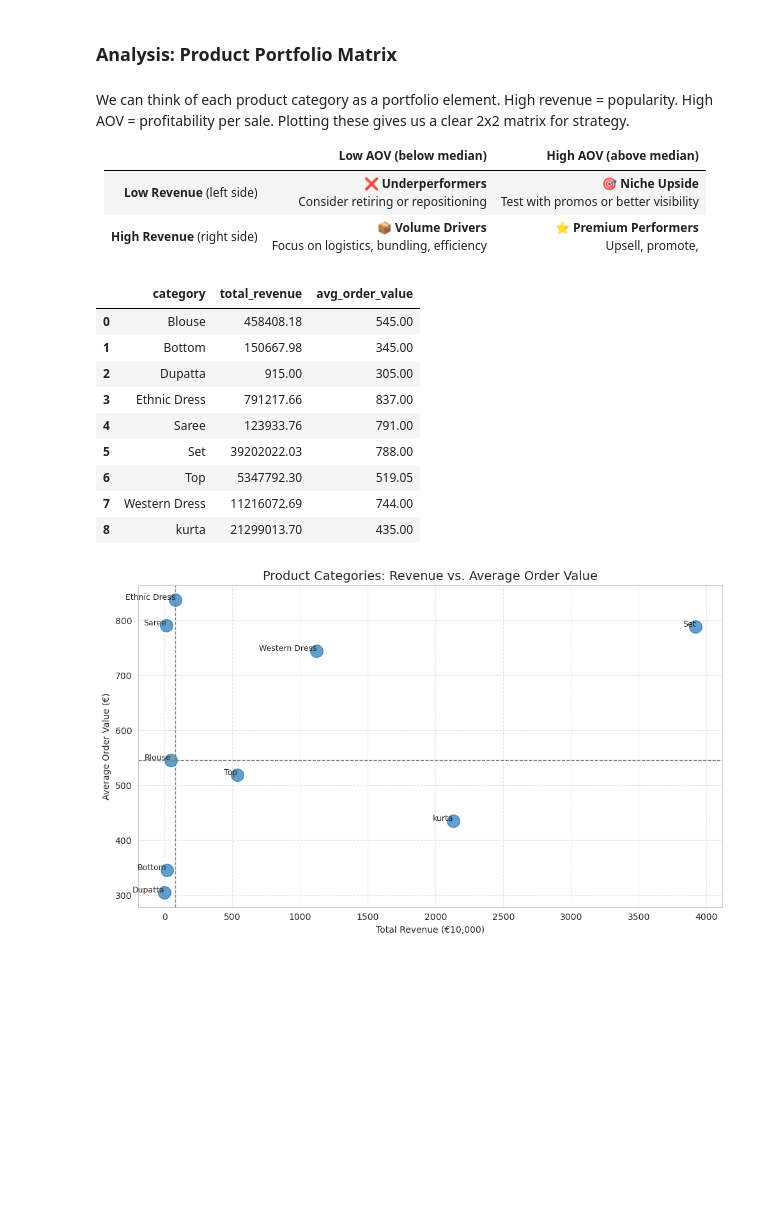
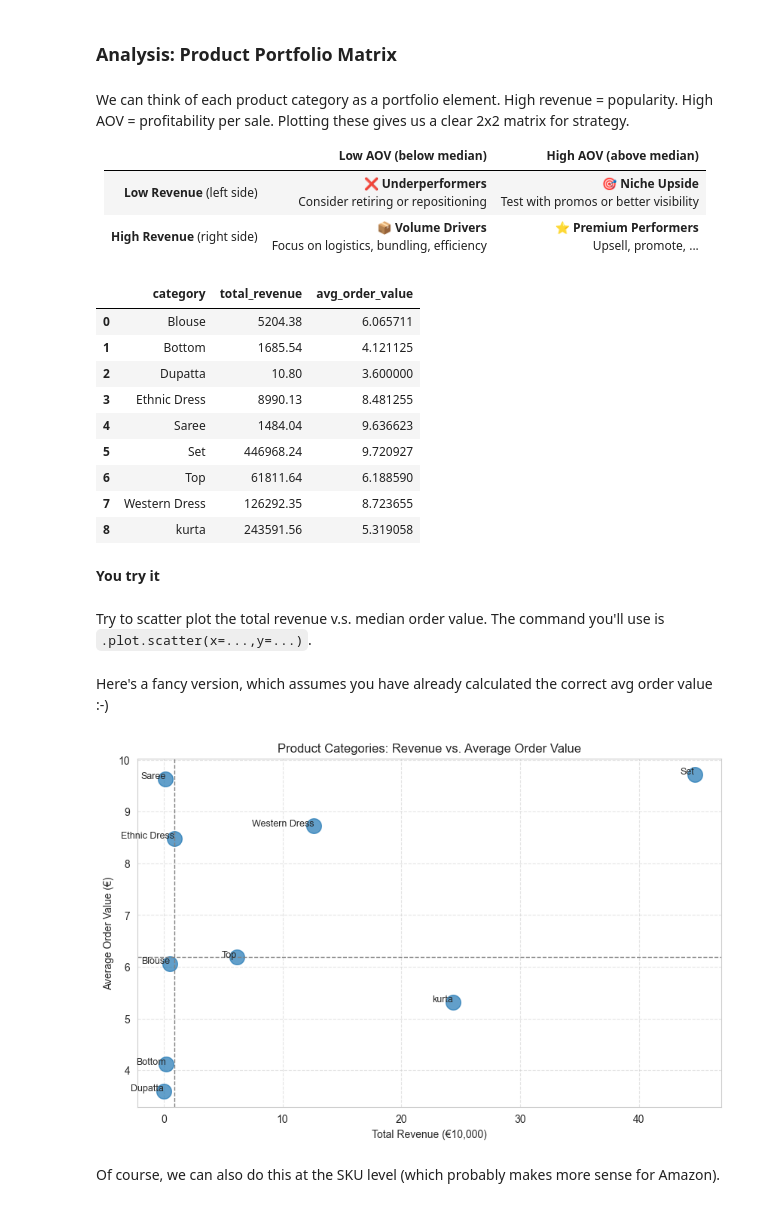
Before and after one commit to ciri/iese-dsfb, a Jupyter notebook: notebooks/210-Amazon-Part-I.ipynb, the cells around one changed output. Drawn from its saved outputs; the diff is of its cells as text; code cells hidden in the pictures; blank space fills up the shorter version.

```diff
--- a/notebooks/210-Amazon-Part-I.ipynb
+++ b/notebooks/210-Amazon-Part-I.ipynb
@@ -459,56 +457,66 @@ We can think of each product category as a portfolio element. High revenue = pop
 |                             | **Low AOV** (below median)                           | **High AOV** (above median)                         |
 |-----------------------------|------------------------------------------------------|-----------------------------------------------------|
 | **Low Revenue** (left side) | ❌ **Underperformers**<br>Consider retiring or repositioning | 🎯 **Niche Upside**<br>Test with promos or better visibility |
-| **High Revenue** (right side) | 📦 **Volume Drivers**<br>Focus on logistics, bundling, efficiency | ⭐ **Premium Performers**<br>Upsell, promote,
+| **High Revenue** (right side) | 📦 **Volume Drivers**<br>Focus on logistics, bundling, efficiency | ⭐ **Premium Performers**<br>Upsell, promote, ...
 # %%
 import matplotlib.pyplot as plt
 
 # Calculate total revenue and AOV per category
 category_metrics = df.groupby('category').agg(
-    total_revenue   = ('amount', 'sum'),
-    avg_order_value = ('amount', 'median')
+    total_revenue   = ('revenue', 'sum'),
+    avg_order_value = ('revenue', 'mean')
 ).reset_index()
 category_metrics
 # %% [output]
 |  | category | total_revenue | avg_order_value |
-| 0 | Blouse | 458408.18 | 545.00 |
-| 1 | Bottom | 150667.98 | 345.00 |
-| 2 | Dupatta | 915.00 | 305.00 |
-| 3 | Ethnic Dress | 791217.66 | 837.00 |
-| 4 | Saree | 123933.76 | 791.00 |
-| 5 | Set | 39202022.03 | 788.00 |
-| 6 | Top | 5347792.30 | 519.05 |
-| 7 | Western Dress | 11216072.69 | 744.00 |
-| 8 | kurta | 21299013.70 | 435.00 |
+| 0 | Blouse | 5204.38 | 6.065711 |
+| 1 | Bottom | 1685.54 | 4.121125 |
+| 2 | Dupatta | 10.80 | 3.600000 |
+| 3 | Ethnic Dress | 8990.13 | 8.481255 |
+| 4 | Saree | 1484.04 | 9.636623 |
+| 5 | Set | 446968.24 | 9.720927 |
+| 6 | Top | 61811.64 | 6.188590 |
+| 7 | Western Dress | 126292.35 | 8.723655 |
+| 8 | kurta | 243591.56 | 5.319058 |
+# %% [markdown]
+**You try it**
+# %% [markdown]
+Try to scatter plot the total revenue v.s. median order value. The command you'll use is `.plot.scatter(x=...,y=...)`.
+# %% [markdown]
+Here's a fancy version, which assumes you have already calculated the correct avg order value :-)
 # %%
 # Create scatter plot
 category_metrics['revenue_10k'] = category_metrics['total_revenue'] / 10000
 
 fig, ax = plt.subplots(figsize=(10, 6))
 scatter = ax.scatter(
     category_metrics['revenue_10k'],
     category_metrics['avg_order_value'],
-    s=200, alpha=0.7
+    s=200,
+    alpha=0.7,
 )
 
 # Annotate each point with the category name
 for _, row in category_metrics.iterrows():
     ax.text(row['revenue_10k'], row['avg_order_value'], row['category'], fontsize=9, ha='right')
 
 # Add reference lines for median revenue and median AOV
 median_revenue = category_metrics['revenue_10k'].median()
 median_aov     = category_metrics['avg_order_value'].median()
 
 ax.axhline(median_aov,     color='gray', linestyle='--', linewidth=1)
 ax.axvline(median_revenue, color='gray', linestyle='--', linewidth=1)
 
 # Titles and labels
-ax.set_title('Product Categories: Revenue vs. Average Order Value', fontsize=14)
-ax.set_xlabel('Total Revenue (€10,000)')
-ax.set_ylabel('Average Order Value (€)')
+ax.set(
+    title='Product Categories: Revenue vs. Average Order Value',
+    xlabel='Total Revenue (€10,000)',
+    ylabel='Average Order Value (€)'
+)
 ax.grid(True, linestyle='--', alpha=0.5)
 
-plt.tight_layout()
 plt.show()
 # %% [output]
-[figure, old version]
+[figure, new version]
+# %% [markdown]
+Of course, we can also do this at the SKU level (which probably makes more sense for Amazon).
```
Also changed, not shown: parts of 26 cells of this notebook, 6 other files.
